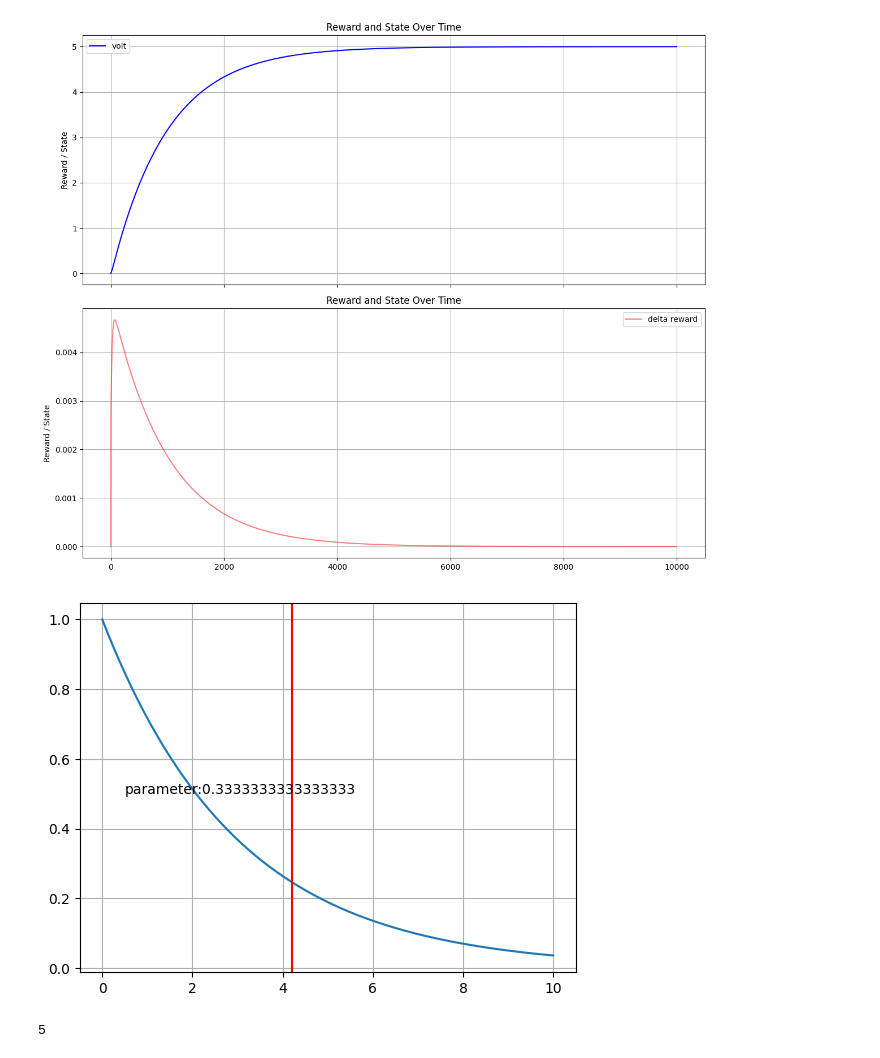
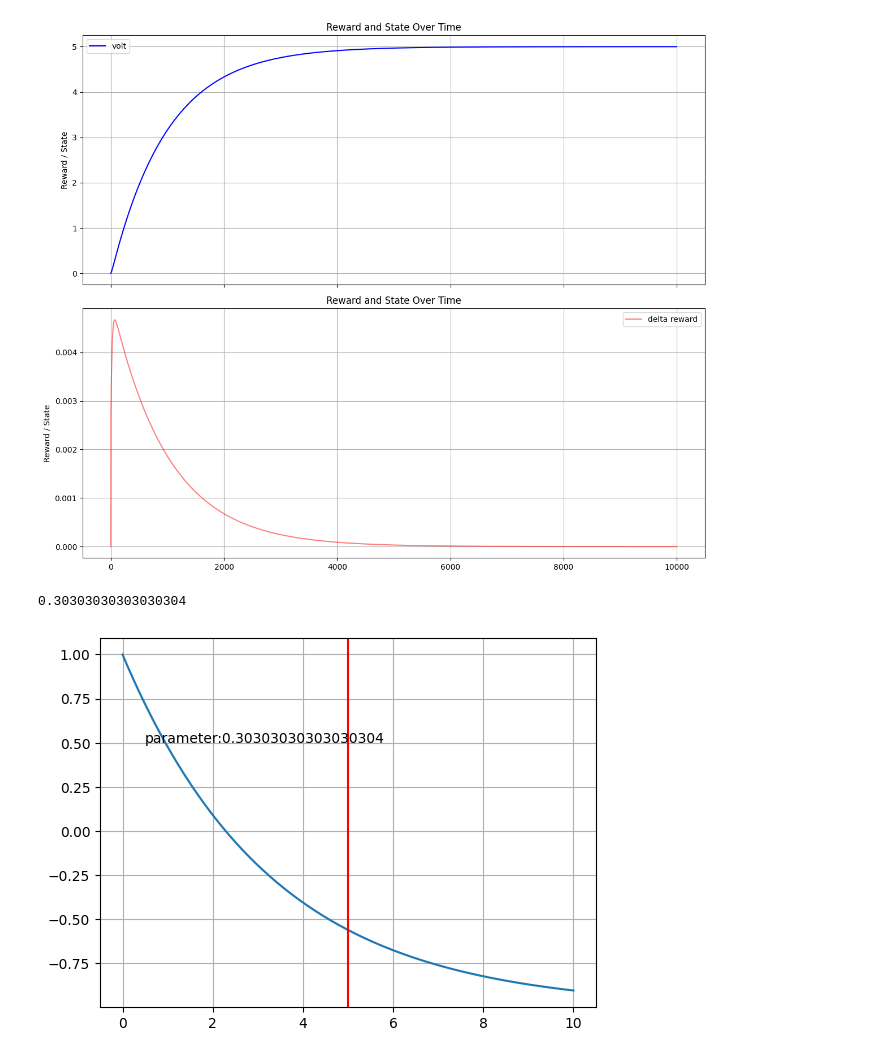
Before and after one commit to MizuSakura/AI_controller, a Jupyter notebook: monitor.ipynb, the cells around one changed output. Drawn from its saved outputs; the diff is of its cells as text; code cells hidden in the pictures.

```diff
--- a/monitor.ipynb
+++ b/monitor.ipynb
@@ -288,27 +289,24 @@ plt.show()
 # %%
 import numpy as np
 import matplotlib.pyplot as plt
 
 Max_error = 10
-parameter = Max_error / (0.3 * Max_error**2)
+parameter = Max_error / (0.33 * Max_error**2)
+print(parameter)
 error = np.linspace(0,Max_error,1000)
-reward = np.exp(-(parameter)*(error))
+max = 1
+min = -1
+reward =(max - min) * np.exp(-(parameter)*(error)) + (min)
 p = error
 
-setpoint = 5
+setpoint = 1
 state = 0.8
-erorr_user = setpoint - state
-
+erorr_user = 5
 plt.plot(p,reward)
 plt.axvline(erorr_user,color= 'r')
 plt.text(0.5,0.5,f"parameter:{parameter}")
 plt.grid()
 plt.show()
 # %% [output]
+0.30303030303030304
-[figure, old version]
+[figure, new version]
-# %%
-#count state dim
-state_dim_list = ["state","reward","Done","per_error","per_action,error,intergal_error,divetive_state"]
-print(len(state_dim_list))
-# %% [output]
-5
```
Also changed, not shown: parts of 4 cells of this notebook, 3 other files.
